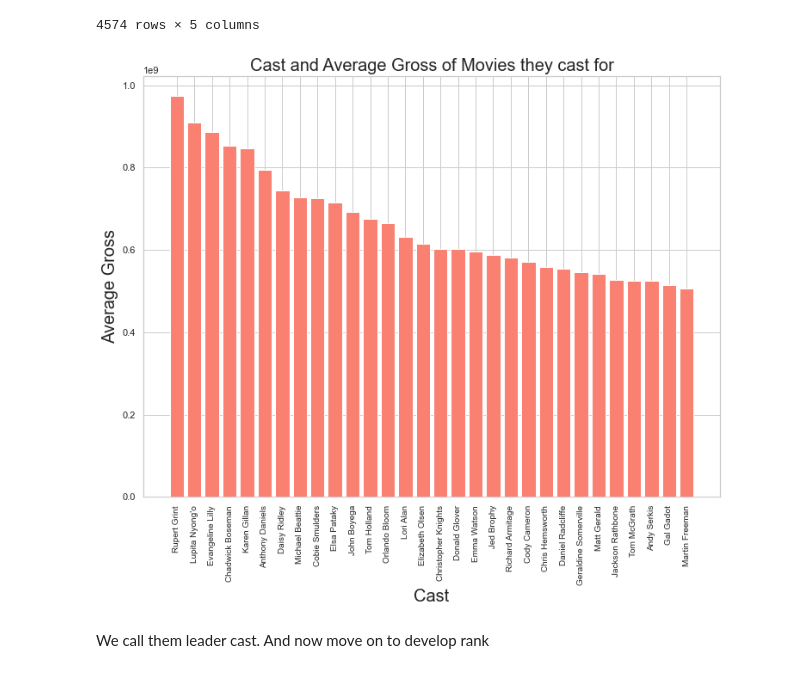
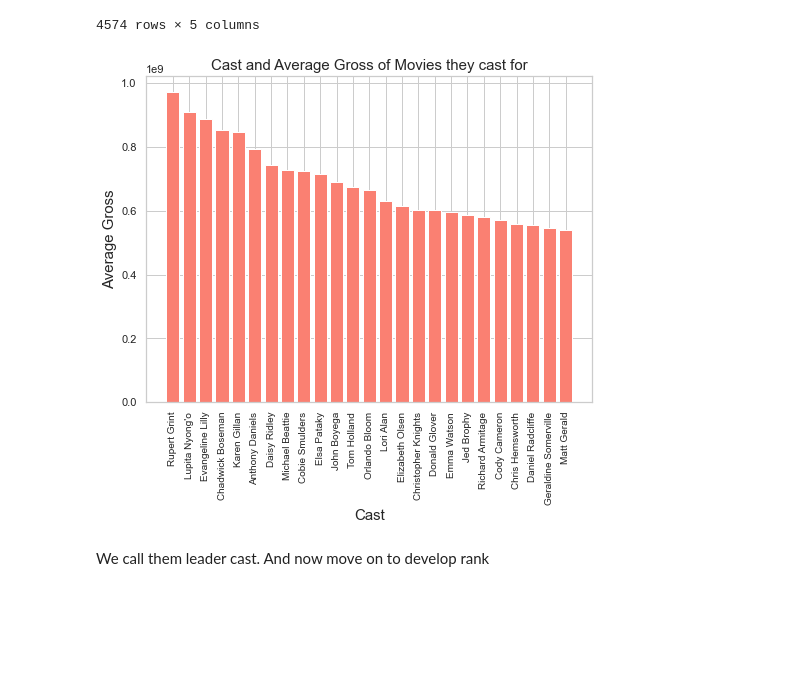
Before and after one commit to theobmgit/bor-prediction-analysis, a Jupyter notebook: notebook/ExploratoryAnalysis.ipynb, the cells around one changed output. Drawn from its saved outputs; the diff is of its cells as text; code cells hidden in the pictures; blank space fills up the shorter version.

```diff
--- a/notebook/ExploratoryAnalysis.ipynb
+++ b/notebook/ExploratoryAnalysis.ipynb
@@ -664,16 +696,16 @@ cast10Movies
 | 4573 | Arsinée Khanjian | 15305635 | 6 | 2.550939e+06 | 3.003460e+06 |
 4574 rows × 5 columns
 # %%
-plt.figure(figsize=(12, 9))
-data3 = cast10Movies.sort_values(by='Mean', ascending=False)[0:30]
+plt.figure(figsize=(8, 6))
+data3 = cast10Movies.sort_values(by='Mean', ascending=False)[0:25]
 plt.bar(data=data3, x='Cast', height='Mean', color="salmon")
 plt.xticks(rotation=90, fontsize=10)
-plt.title("Cast and Average Gross of Movies they cast for", fontsize=20)
-plt.xlabel("Cast", fontsize=20)
-plt.ylabel("Average Gross", fontsize=20)
+plt.title("Cast and Average Gross of Movies they cast for", fontsize=15)
+plt.xlabel("Cast", fontsize=15)
+plt.ylabel("Average Gross", fontsize=15)
 plt.show()
 # %% [output]
-[figure, old version]
+[figure, new version]
 # %% [markdown]
 We call them leader cast. And now move on to develop rank
 # %%
```
Also changed, not shown: parts of 11 cells of this notebook.
